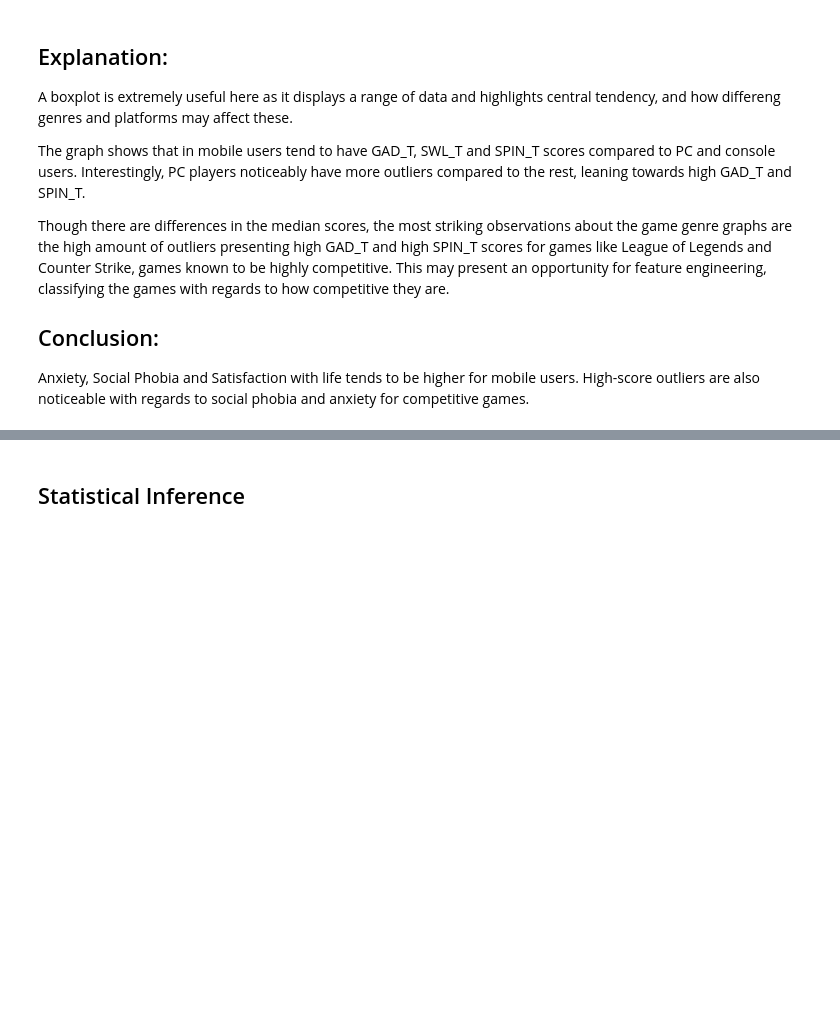
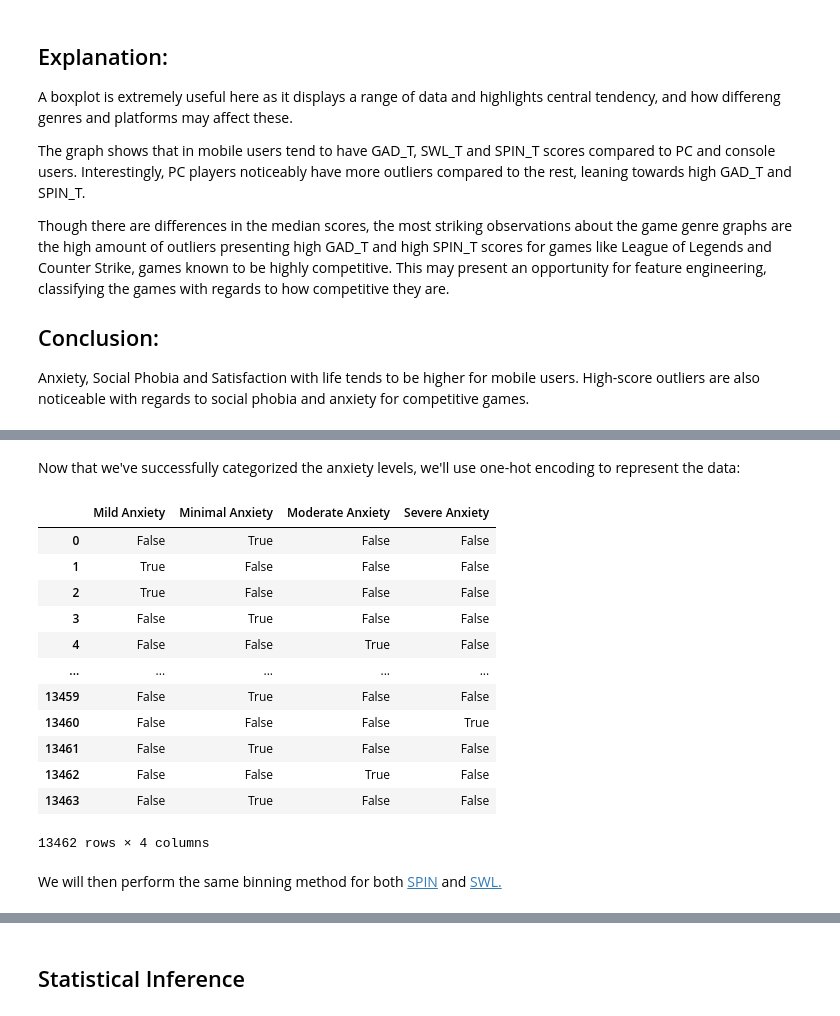
Before and after one commit to MglGuer/CSMODEL-MCO, a Jupyter notebook: Group 4 CSMODEL MCO1.ipynb, the cells around one changed output, grey strips where cells are left out. Drawn from its saved outputs; the diff is of its cells as text; code cells hidden in the pictures; blank space fills up the shorter version.

Commit message:
Data Mining Proto

```diff
--- a/Group 4 CSMODEL MCO1.ipynb
+++ b/Group 4 CSMODEL MCO1.ipynb
@@ -477,0 +696,20 @@ How does the amount of time spent on different gaming devices affect anxiety lev
+# %%
+# Assign a label for each level of anxiety
+def categorizeAnxiety(score):
+    if score >= 0 and score <= 4:
+        return 'Minimal Anxiety'
+    elif score >= 5 and score <= 9:
+        return 'Mild Anxiety'
+    elif score >= 10 and score <= 14:
+        return 'Moderate Anxiety'
+    elif score >= 15 and score <= 21:
+        return 'Severe Anxiety'
+    else:
+        return 'Invalid Score'
+
+#Create new column with categorized Anxiety
+gamingAnxiety_df['Anxiety_Level'] = gamingAnxiety_df['GAD_T'].apply(categorizeAnxiety)
+
+#Display newly created  Column
+gadt_df = gamingAnxiety_df['Anxiety_Level']
+print(gadt_df)
@@ -477,0 +729,21 @@ How does the amount of time spent on different gaming devices affect anxiety lev
+# %% [markdown]
+Now that we've successfully categorized the anxiety levels, we'll use one-hot encoding to represent the data:
+# %%
+gadt_df = pd.get_dummies(gadt_df)
+gadt_df
+# %% [output]
+|  | Mild Anxiety | Minimal Anxiety | Moderate Anxiety | Severe Anxiety |
+| 0 | False | True | False | False |
+| 1 | True | False | False | False |
+| 2 | True | False | False | False |
+| 3 | False | True | False | False |
+| 4 | False | False | True | False |
+| ... | ... | ... | ... | ... |
+| 13459 | False | True | False | False |
+| 13460 | False | False | False | True |
+| 13461 | False | True | False | False |
+| 13462 | False | False | True | False |
+| 13463 | False | True | False | False |
+13462 rows × 4 columns
+# %% [markdown]
+We will then perform the same binning method for both [SPIN](https://greenspacehealth.com/en-us/social-anxiety-spin/) and [SWL.](https://fetzer.org/sites/default/files/images/stories/pdf/selfmeasures/SATISFACTION-SatisfactionWithLife.pdf)
```
Also changed, not shown: parts of 44 cells of this notebook.
